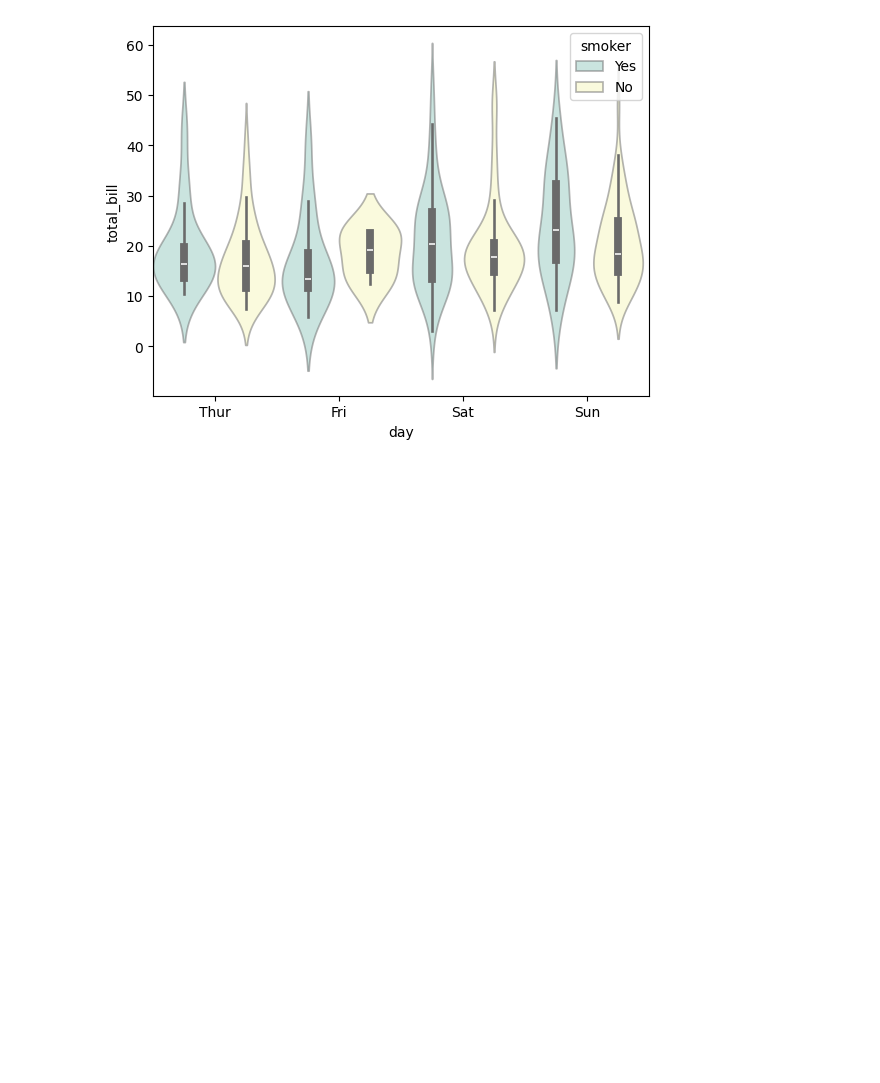
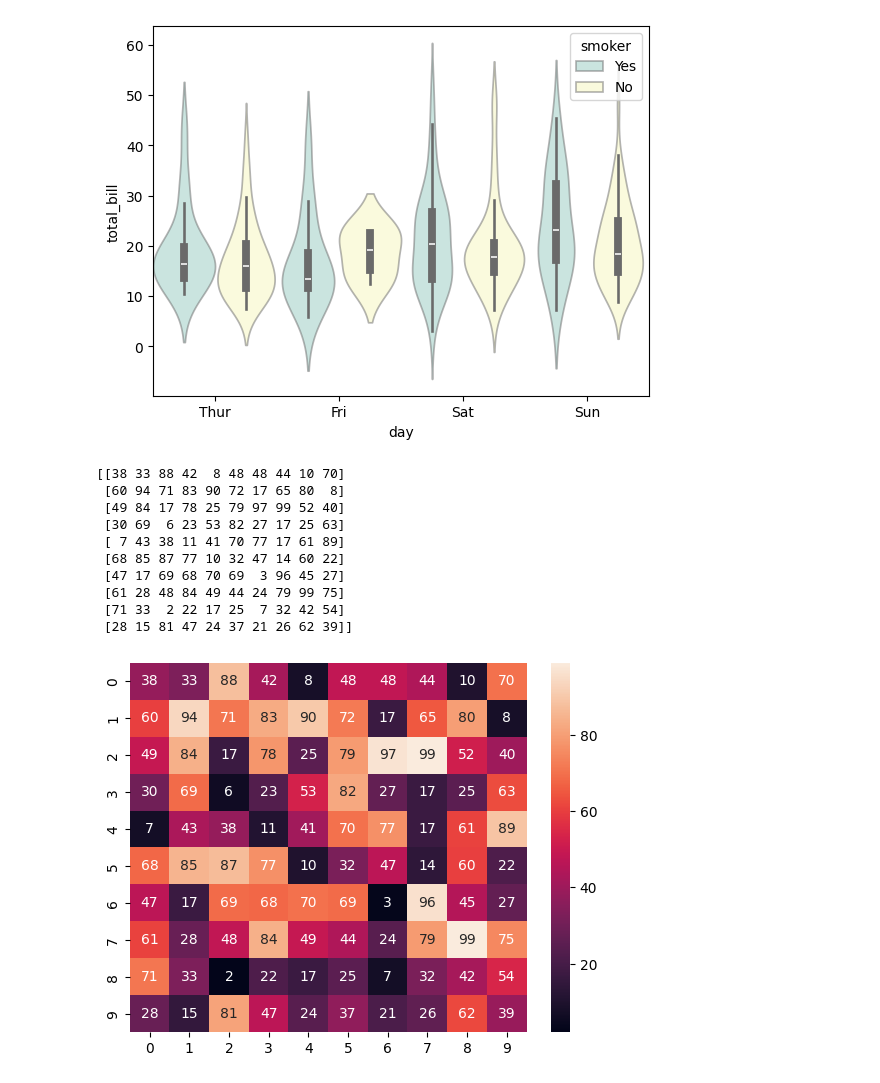
Before and after one commit to manu8274/1language-C, a Jupyter notebook: class/2nd_YR/4th_SEM/lec_4_AIML/class/02FEB/20.ipynb, the cells around one changed output. Saved outputs shown, nothing was run; the diff lists cells and outputs as text; code cells hidden in the pictures; blank space fills up the shorter version.

```diff
--- a/class/2nd_YR/4th_SEM/lec_4_AIML/class/02FEB/20.ipynb
+++ b/class/2nd_YR/4th_SEM/lec_4_AIML/class/02FEB/20.ipynb
@@ -91,3 +91,19 @@ sns.violinplot(y="total_bill",x="day",data=data,palette="Set3",alpha=0.5,width=1
 plt.show()
 # %% [output]
 [figure]
+# %%
+d=np.random.randint(low=1,high=100,size=(10,10))
+print(d)
+hm=sns.heatmap(data=d,annot=True)#annot=True enables values
+# %% [output]
+[[38 33 88 42  8 48 48 44 10 70]
+ [60 94 71 83 90 72 17 65 80  8]
+ [49 84 17 78 25 79 97 99 52 40]
+ [30 69  6 23 53 82 27 17 25 63]
+ [ 7 43 38 11 41 70 77 17 61 89]
+ [68 85 87 77 10 32 47 14 60 22]
+ [47 17 69 68 70 69  3 96 45 27]
+ [61 28 48 84 49 44 24 79 99 75]
+ [71 33  2 22 17 25  7 32 42 54]
+ [28 15 81 47 24 37 21 26 62 39]]
+[figure, added]
```
Also changed, not shown: 12 other files.
